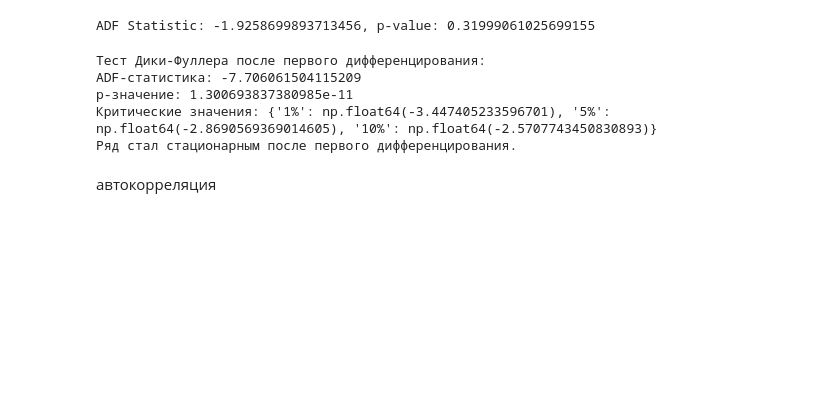
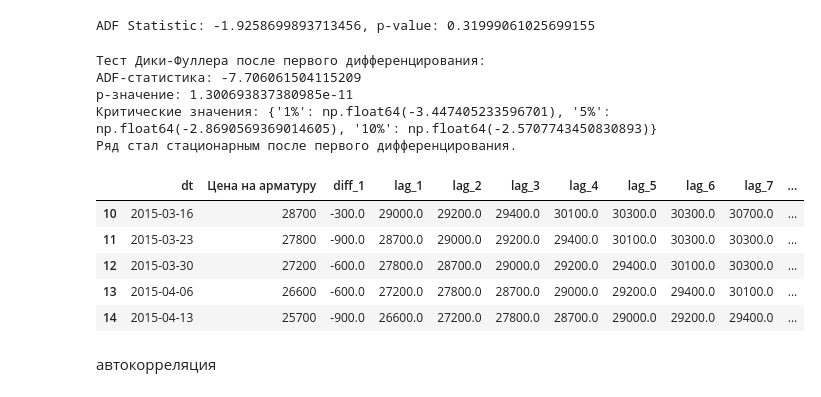
Before and after one commit to max4-dev/ML-3, a Jupyter notebook: train.ipynb, the cells around one changed output. Drawn from its saved outputs; the diff is of its cells as text; code cells hidden in the pictures; blank space fills up the shorter version.

```diff
--- a/train.ipynb
+++ b/train.ipynb
@@ -139,6 +119,38 @@ ADF-статистика: -7.706061504115209
 p-значение: 1.300693837380985e-11
 Критические значения: {'1%': np.float64(-3.447405233596701), '5%': np.float64(-2.8690569369014605), '10%': np.float64(-2.5707743450830893)}
 Ряд стал стационарным после первого дифференцирования.
+# %%
+train_df = train_df.reset_index()
+
+# Количество лагов (сколько предыдущих недель учитывать)
+num_lags = 10
+
+# Добавляем лаговые переменные
+for lag in range(1, num_lags + 1):
+    train_df[f'lag_{lag}'] = train_df['Цена на арматуру'].shift(lag)
+
+# Добавляем скользящее среднее (по 4 и 8 неделям)
+train_df['rolling_mean_4'] = train_df['Цена на арматуру'].rolling(window=4).mean()
+train_df['rolling_mean_8'] = train_df['Цена на арматуру'].rolling(window=8).mean()
+
+# Добавляем временные признаки
+train_df['year'] = train_df['dt'].dt.year
+train_df['month'] = train_df['dt'].dt.month
+train_df['week'] = train_df['dt'].dt.isocalendar().week
+
+# Убираем пропущенные значения (из-за лагов)
+train_df = train_df.dropna()
+
+# train_df.set_index('dt', inplace=True)
+
+train_df.head()
+# %% [output]
+|  | dt | Цена на арматуру | diff_1 | lag_1 | lag_2 | lag_3 | lag_4 | lag_5 | lag_6 | lag_7 | ... |
+| 10 | 2015-03-16 | 28700 | -300.0 | 29000.0 | 29200.0 | 29400.0 | 30100.0 | 30300.0 | 30300.0 | 30700.0 | ... |
+| 11 | 2015-03-23 | 27800 | -900.0 | 28700.0 | 29000.0 | 29200.0 | 29400.0 | 30100.0 | 30300.0 | 30300.0 | ... |
+| 12 | 2015-03-30 | 27200 | -600.0 | 27800.0 | 28700.0 | 29000.0 | 29200.0 | 29400.0 | 30100.0 | 30300.0 | ... |
+| 13 | 2015-04-06 | 26600 | -600.0 | 27200.0 | 27800.0 | 28700.0 | 29000.0 | 29200.0 | 29400.0 | 30100.0 | ... |
+| 14 | 2015-04-13 | 25700 | -900.0 | 26600.0 | 27200.0 | 27800.0 | 28700.0 | 29000.0 | 29200.0 | 29400.0 | ... |
 # %% [markdown]
 автокорреляция
 # %%
```
Also changed, not shown: parts of 32 cells of this notebook, 1 other file.
